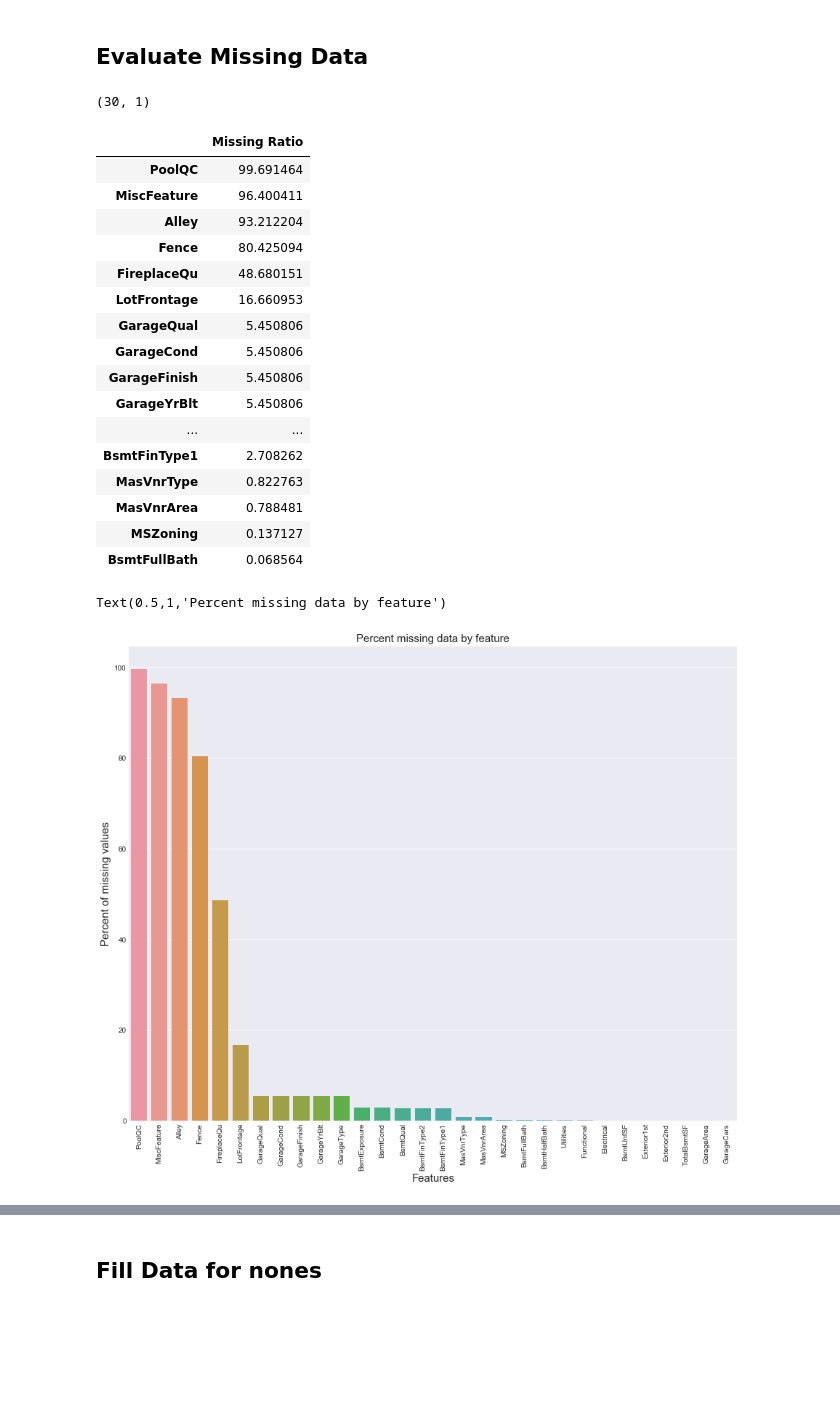
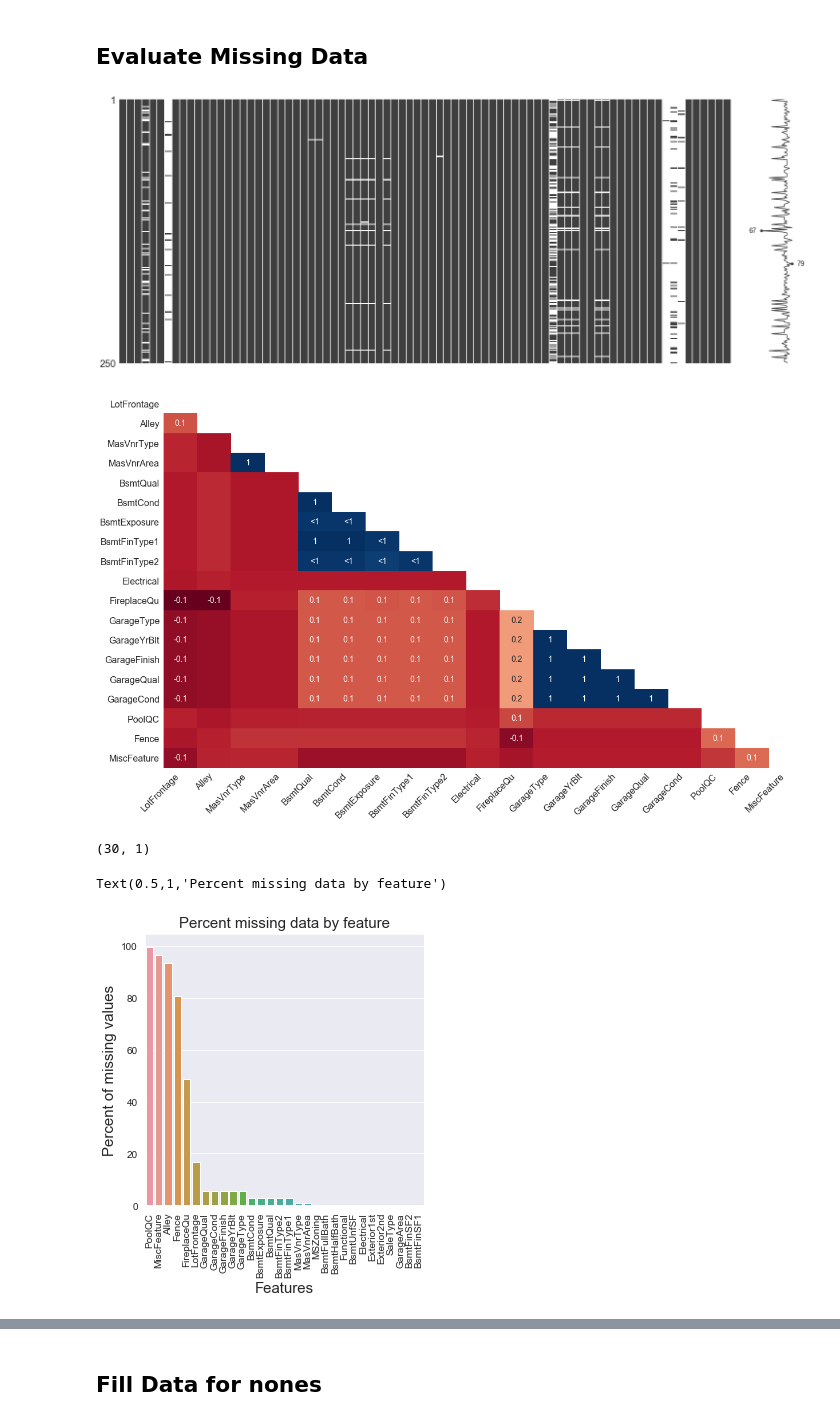
Before and after one commit to dredvard/kaggles, a Jupyter notebook: Houseprice Kaggle.ipynb, the cells around one changed output, grey strips where cells are left out. Drawn from its saved outputs; the diff is of its cells as text; code cells hidden in the pictures; blank space fills up the shorter version.

```diff
--- a/Houseprice Kaggle.ipynb
+++ b/Houseprice Kaggle.ipynb
@@ -94,6 +163,6 @@ plt.show()
 # %%
 #Transform
-
+df_train1=df_train
 df_train1['SalePrice']=np.log1p(df_train['SalePrice'])
 sns.distplot(df_train1['SalePrice'] , fit=norm);
 # Get the fitted parameters used by the function
@@ -129,37 +302,28 @@ all_data size is : (2917, 80)
+# %%
+#Utilities has information that is not Used
+all_data=all_data.drop(['Utilities'],axis=1)
 # %% [markdown]
 ## Evaluate Missing Data
 # %%
+import missingno as msno  # Nice but require matplotlib rollback
+msno.matrix(df_train.sample(250))
+msno.heatmap(df_train)
+plt.show()
 all_data_na = (all_data.isnull().sum() / len(all_data)) * 100
 all_data_na = all_data_na.drop(all_data_na[all_data_na == 0].index).sort_values(ascending=False)[:30]
 missing_data = pd.DataFrame({'Missing Ratio' :all_data_na})
 print(missing_data.shape)
-missing_data.head(20)
 # %% [output]
+[figure, added]
+[figure, added]
 (30, 1)
-|  | Missing Ratio |
-| PoolQC | 99.691464 |
-| MiscFeature | 96.400411 |
-| Alley | 93.212204 |
-| Fence | 80.425094 |
-| FireplaceQu | 48.680151 |
-| LotFrontage | 16.660953 |
-| GarageQual | 5.450806 |
-| GarageCond | 5.450806 |
-| GarageFinish | 5.450806 |
-| GarageYrBlt | 5.450806 |
-| ... | ... |
-| BsmtFinType1 | 2.708262 |
-| MasVnrType | 0.822763 |
-| MasVnrArea | 0.788481 |
-| MSZoning | 0.137127 |
-| BsmtFullBath | 0.068564 |
 # %%
-f, ax = plt.subplots(figsize=(15, 12))
+f, ax = plt.subplots(figsize=(5, 5))
 plt.xticks(rotation='90')
 sns.barplot(x=all_data_na.index, y=all_data_na)
 plt.xlabel('Features', fontsize=15)
 plt.ylabel('Percent of missing values', fontsize=15)
 plt.title('Percent missing data by feature', fontsize=15)
 # %% [output]
 Text(0.5,1,'Percent missing data by feature')
-[figure, old version]
+[figure, new version]
```
Also changed, not shown: parts of 66 cells of this notebook, 5 other files.
